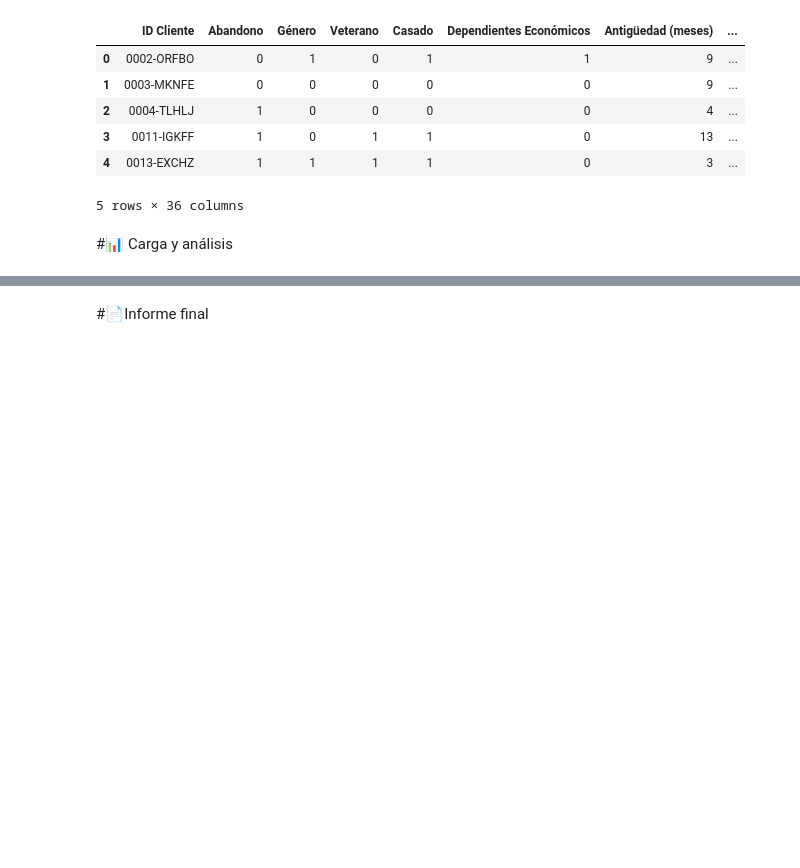
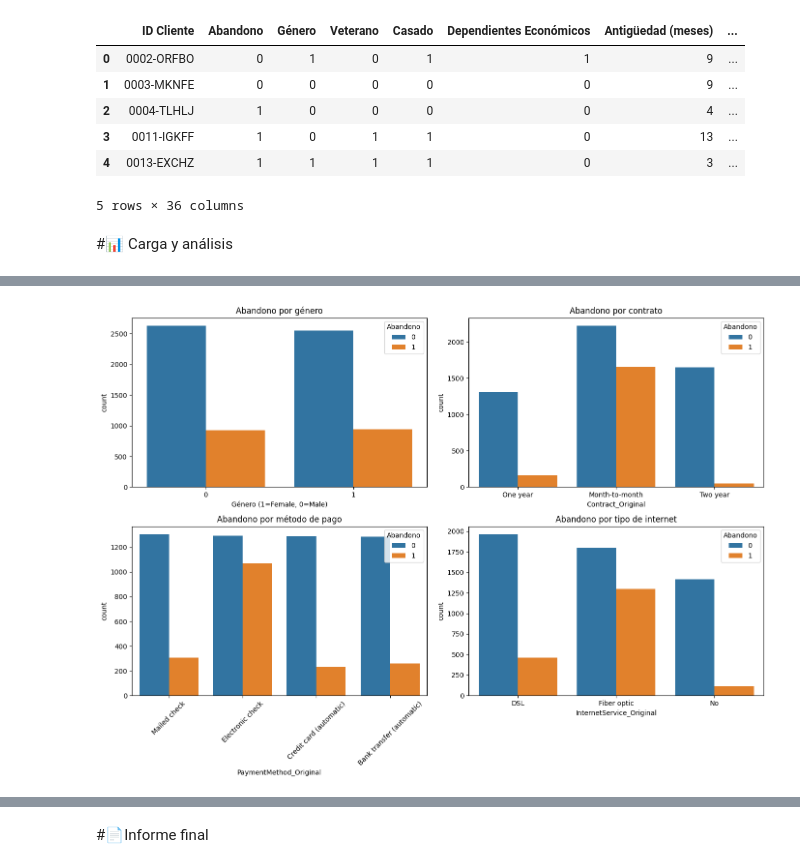
Before and after one commit to angelaoica-dev/challenge-TelecomX, a Jupyter notebook: TelecomXLatam.ipynb, the cells around one changed output, grey strips where cells are left out. Drawn from its saved outputs; the diff is of its cells as text; code cells hidden in the pictures; blank space fills up the shorter version.

```diff
--- a/TelecomXLatam.ipynb
+++ b/TelecomXLatam.ipynb
@@ -442,0 +562,53 @@ df.head()
+# %%
+#Recuento de distribución de evasión
+
+fig, axes = plt.subplots(2, 2, figsize=(14,10))
+
+# Create temporary columns for plotting original categories from one-hot encoded columns
+temp_df = df.copy()
+
+temp_df['Contract_Original'] = temp_df.apply(
+    lambda row: 'Month-to-month' if row['Contrato: Mes a Mes'] == 1 else \
+                ('One year' if row['Contrato: Un Año'] == 1 else \
+                 ('Two year' if row['Contrato: Dos Años'] == 1 else 'Unknown')),
+    axis=1
+)
+
+temp_df['PaymentMethod_Original'] = temp_df.apply(
+    lambda row: 'Bank transfer (automatic)' if row['Método de Pago: Transferencia Bancaria'] == 1 else \
+                ('Credit card (automatic)' if row['Método de Pago: Tarjeta de Crédito'] == 1 else \
+                 ('Electronic check' if row['Método de Pago: Cheque Electrónico'] == 1 else \
+                  ('Mailed check' if row['Método de Pago: Cheque Enviado por Correo'] == 1 else 'Unknown'))),
+    axis=1
+)
+
+temp_df['InternetService_Original'] = temp_df.apply(
+    lambda row: 'DSL' if row['Internet: DSL'] == 1 else \
+                ('Fiber optic' if row['Internet: Fibra Óptica'] == 1 else \
+                 ('No' if row['Internet: No'] == 1 else 'Unknown')),
+    axis=1
+)
+
+
+# Churn por género
+sns.countplot(data=temp_df, x='Género', hue='Abandono', ax=axes[0,0])
+axes[0,0].set_title('Abandono por género')
+axes[0,0].set_xlabel('Género (1=Female, 0=Male)')
+
+# Churn por tipo de contrato
+sns.countplot(data=temp_df, x='Contract_Original', hue='Abandono', ax=axes[0,1])
+axes[0,1].set_title('Abandono por contrato')
+
+# Churn por método de pago
+sns.countplot(data=temp_df, x='PaymentMethod_Original', hue='Abandono', ax=axes[1,0])
+axes[1,0].set_title('Abandono por método de pago')
+axes[1,0].tick_params(axis='x', rotation=45)
+
+# Churn por servicio de internet
+sns.countplot(data=temp_df, x='InternetService_Original', hue='Abandono', ax=axes[1,1])
+axes[1,1].set_title('Abandono por tipo de internet')
+
+plt.tight_layout()
+plt.show()
+# %% [output]
+[figure, added]
```
Also changed, not shown: parts of 8 cells of this notebook.
